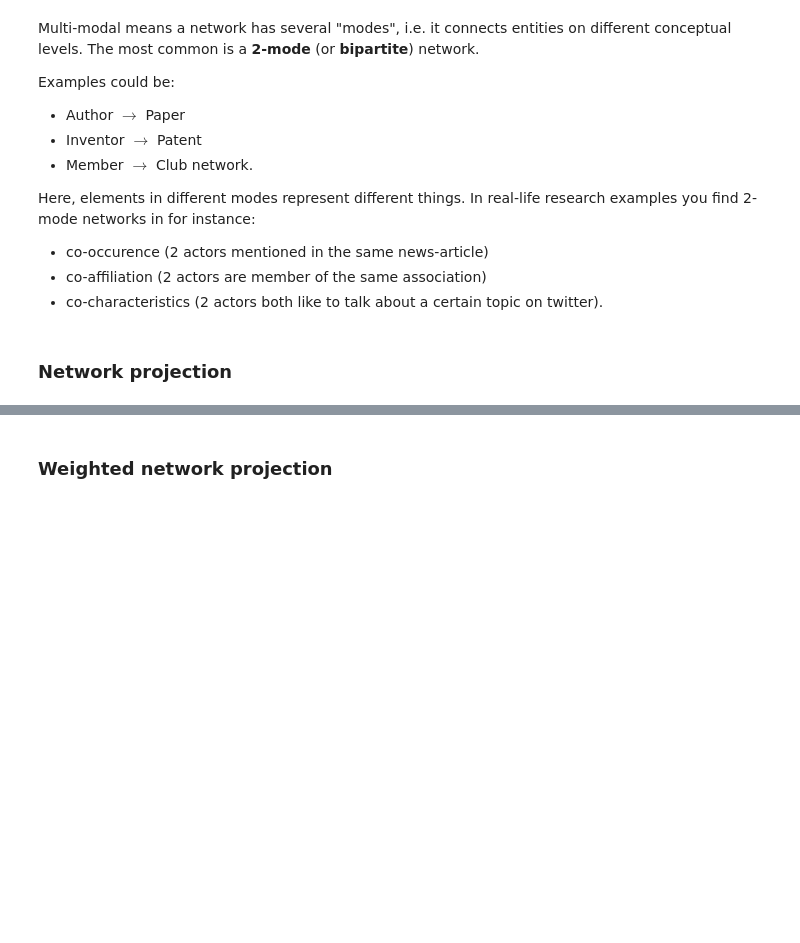
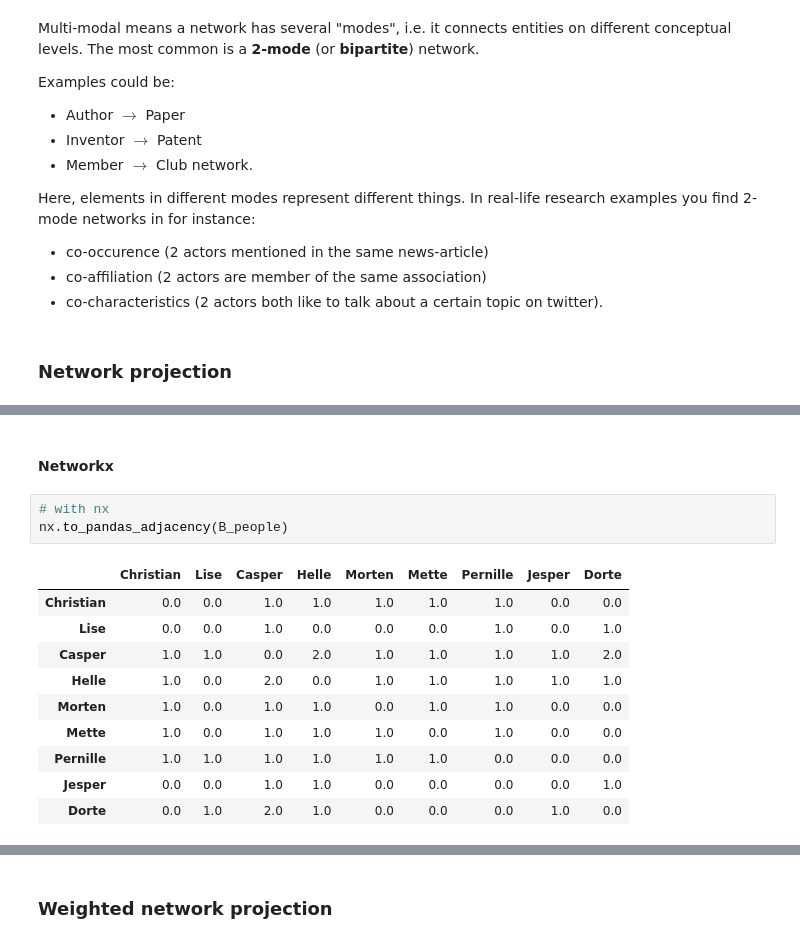
Before and after one commit to NadiaHolmlund/BDS_M2_Exam_Notes, a Jupyter notebook: BDS_M2_Exam_Notes.ipynb, the cells around one changed output, grey strips where cells are left out. Cells and saved outputs as stored; diff of their text form; blank space fills up the shorter version.

```diff
--- a/BDS_M2_Exam_Notes.ipynb
+++ b/BDS_M2_Exam_Notes.ipynb
@@ -453,0 +497,16 @@ Mergin the dataframe with itself based on one of the nodes as key, deleting self
+# %% [markdown]
+#### Networkx
+# %%
+# with nx
+nx.to_pandas_adjacency(B_people)
+# %% [output]
+|  | Christian | Lise | Casper | Helle | Morten | Mette | Pernille | Jesper | Dorte |
+| Christian | 0.0 | 0.0 | 1.0 | 1.0 | 1.0 | 1.0 | 1.0 | 0.0 | 0.0 |
+| Lise | 0.0 | 0.0 | 1.0 | 0.0 | 0.0 | 0.0 | 1.0 | 0.0 | 1.0 |
+| Casper | 1.0 | 1.0 | 0.0 | 2.0 | 1.0 | 1.0 | 1.0 | 1.0 | 2.0 |
+| Helle | 1.0 | 0.0 | 2.0 | 0.0 | 1.0 | 1.0 | 1.0 | 1.0 | 1.0 |
+| Morten | 1.0 | 0.0 | 1.0 | 1.0 | 0.0 | 1.0 | 1.0 | 0.0 | 0.0 |
+| Mette | 1.0 | 0.0 | 1.0 | 1.0 | 1.0 | 0.0 | 1.0 | 0.0 | 0.0 |
+| Pernille | 1.0 | 1.0 | 1.0 | 1.0 | 1.0 | 1.0 | 0.0 | 0.0 | 0.0 |
+| Jesper | 0.0 | 0.0 | 1.0 | 1.0 | 0.0 | 0.0 | 0.0 | 0.0 | 1.0 |
+| Dorte | 0.0 | 1.0 | 2.0 | 1.0 | 0.0 | 0.0 | 0.0 | 1.0 | 0.0 |
```
Also changed, not shown: parts of 55 cells of this notebook.
